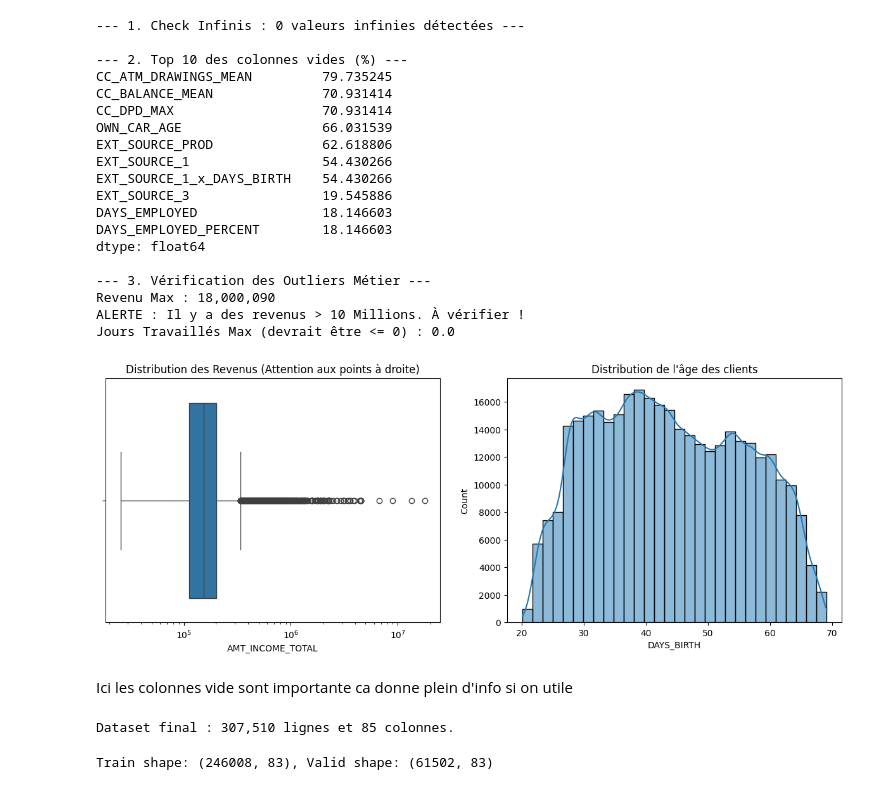
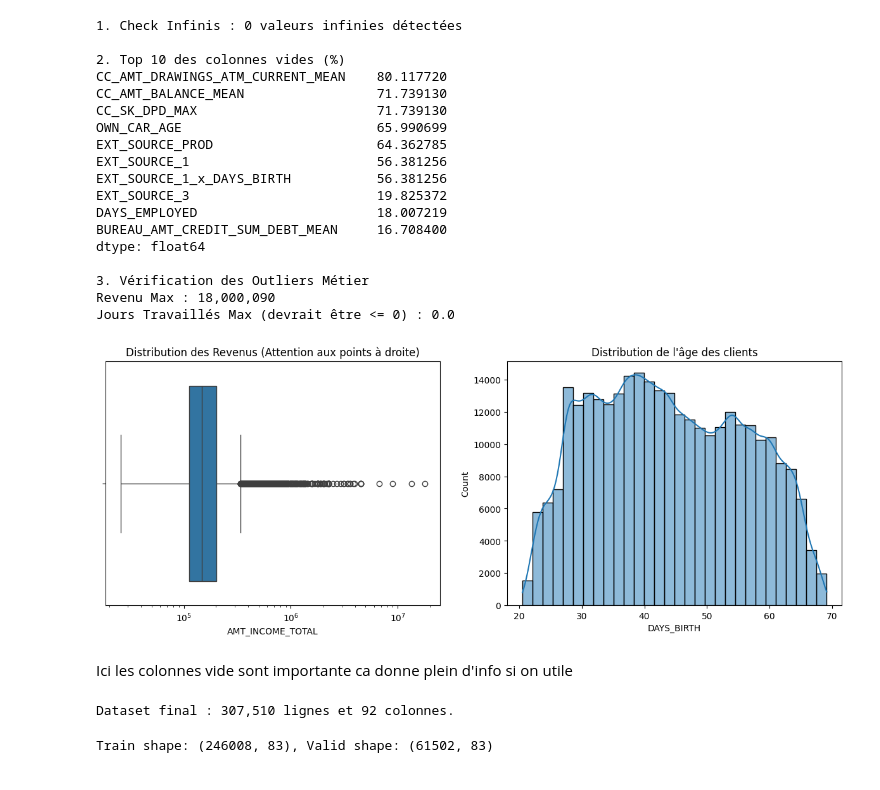
Before and after one commit to Gael926/credit-scoring-analysis-pipeline, a Jupyter notebook: notebooks/01_v2_data_preparation.ipynb, the cells around one changed output. Drawn from its saved outputs; the diff is of its cells as text; code cells hidden in the pictures.

```diff
--- a/notebooks/01_v2_data_preparation.ipynb
+++ b/notebooks/01_v2_data_preparation.ipynb
@@ -28,7 +36,7 @@ df.drop(columns=cols_to_drop, inplace=True, errors='ignore')
 
 # Correction Outliers (Revenu et Jours travaillés)
 df = df[df['AMT_INCOME_TOTAL'] < 100000000] # Vire le 117M
-df['DAYS_EMPLOYED'].replace(365243, np.nan, inplace=True) # Vire les 1000 ans
+df['DAYS_EMPLOYED'] = df['DAYS_EMPLOYED'].replace(365243, np.nan)
 # en gros le days employed se fait a partir du jours ou on a demandé le pret donc si c'est positif c'est que c'est dans le futur donc on vire aussi.
 df.shape
 # %% [output]
@@ -118,12 +43,0 @@ df.shape
-# %%
-#jointure avec credit card balance
-cc = pd.read_csv('../data/credit_card_balance.csv')
-cc_agg = cc.groupby('SK_ID_CURR').agg({
-    'AMT_BALANCE': ['mean'],      # Solde moyen
-    'AMT_DRAWINGS_ATM_CURRENT': ['mean'], # Retraits cash (signe de besoin)
-    'SK_DPD': ['max']             # Retard carte
-})
-cc_agg.columns = ['CC_BALANCE_MEAN', 'CC_ATM_DRAWINGS_MEAN', 'CC_DPD_MAX']
-df = df.merge(cc_agg, on='SK_ID_CURR', how='left')
-del cc, cc_agg; gc.collect()
-df.shape
@@ -162,13 +87,12 @@ df.shape
 # %%
-# --- ANALYSE SANTÉ DU DATASET ---
+# ANALYSE SANTÉ DU DATASET
 
-# 1. Vérification des Infinis (Crucial après création de ratios !)
-# Si on divise par 0, ça crée 'inf'
+# 1. Vérification des Infinis si on divise par 0, ça crée 'inf'
 # On ne regarde que les colonnes numériques
 numeric_cols = df.select_dtypes(include=[np.number]).columns
 inf_count = np.isinf(df[numeric_cols]).sum().sum()
 
-print(f"--- 1. Check Infinis : {inf_count} valeurs infinies détectées ---")
+print(f"1. Check Infinis : {inf_count} valeurs infinies détectées")
 if inf_count > 0:
     # Affiche les colonnes coupables
     cols_with_inf = [col for col in numeric_cols if np.isinf(df[col]).sum() > 0]
@@ -178,60 +102,55 @@ if inf_count > 0:
     print("Correction appliquée : inf -> NaN")
 
 # 2. Vérification des Valeurs Manquantes (Top 10)
-print("\n--- 2. Top 10 des colonnes vides (%) ---")
+print("\n2. Top 10 des colonnes vides (%)")
 missing_perc = (df.isnull().sum() / len(df)) * 100
 print(missing_perc.sort_values(ascending=False).head(10))
 
 # 3. Détection des Outliers (Revenus et Emploi)
-print("\n--- 3. Vérification des Outliers Métier ---")
+print("\n3. Vérification des Outliers Métier")
 # A. Revenus
 print(f"Revenu Max : {df['AMT_INCOME_TOTAL'].max():,.0f}")
-if df['AMT_INCOME_TOTAL'].max() > 10000000:
-    print("ALERTE : Il y a des revenus > 10 Millions. À vérifier !")
+if df['AMT_INCOME_TOTAL'].max() > 20000000:
+    print("ALERTE : Il y a des revenus > 20 Millions. À vérifier !")
 
 # B. Jours Travaillés (Le bug des 1000 ans, soit 365243 jours)
-# Si ton nettoyage précédent a marché, le max devrait être négatif (ex: -100 jours) ou 0.
 print(f"Jours Travaillés Max (devrait être <= 0) : {df['DAYS_EMPLOYED'].max()}")
 
-# 4. Visualisation Rapide (Boxplot)
-import seaborn as sns
-import matplotlib.pyplot as plt
-
+# 4. Visualisation Boxplot
 plt.figure(figsize=(15, 5))
 
-# Plot 1 : Distribution des Revenus (Log scale pour mieux voir)
+# Distribution des Revenus (Log scale pour mieux voir)
 plt.subplot(1, 2, 1)
 sns.boxplot(x=df['AMT_INCOME_TOTAL'])
 plt.title('Distribution des Revenus (Attention aux points à droite)')
 plt.xscale('log') # On met en log car les écarts sont énormes
 
-# Plot 2 : Distribution de l'âge (en années)
+# Distribution de l'âge (en années)
 plt.subplot(1, 2, 2)
 sns.histplot(df['DAYS_BIRTH'] / -365, bins=30, kde=True)
 plt.title("Distribution de l'âge des clients")
 
 plt.show()
 # %% [output]
---- 1. Check Infinis : 0 valeurs infinies détectées ---
+1. Check Infinis : 0 valeurs infinies détectées
 
---- 2. Top 10 des colonnes vides (%) ---
-CC_ATM_DRAWINGS_MEAN         79.735245
-CC_BALANCE_MEAN              70.931414
-CC_DPD_MAX                   70.931414
-OWN_CAR_AGE                  66.031539
-EXT_SOURCE_PROD              62.618806
-EXT_SOURCE_1                 54.430266
-EXT_SOURCE_1_x_DAYS_BIRTH    54.430266
-EXT_SOURCE_3                 19.545886
-DAYS_EMPLOYED                18.146603
-DAYS_EMPLOYED_PERCENT        18.146603
+2. Top 10 des colonnes vides (%)
+CC_AMT_DRAWINGS_ATM_CURRENT_MEAN    80.117720
+CC_AMT_BALANCE_MEAN                 71.739130
+CC_SK_DPD_MAX                       71.739130
+OWN_CAR_AGE                         65.990699
+EXT_SOURCE_PROD                     64.362785
+EXT_SOURCE_1                        56.381256
+EXT_SOURCE_1_x_DAYS_BIRTH           56.381256
+EXT_SOURCE_3                        19.825372
+DAYS_EMPLOYED                       18.007219
+BUREAU_AMT_CREDIT_SUM_DEBT_MEAN     16.708400
 dtype: float64
 
---- 3. Vérification des Outliers Métier ---
+3. Vérification des Outliers Métier
 Revenu Max : 18,000,090
-ALERTE : Il y a des revenus > 10 Millions. À vérifier !
 Jours Travaillés Max (devrait être <= 0) : 0.0
-[figure, old version]
+[figure, new version]
 # %% [markdown]
 Ici les colonnes vide sont importante ca donne plein d'info si on utile
 # %%
@@ -245,5 +160,5 @@ test_df = df[df['TARGET'].isnull()]
 # %%
 # Analyse du dataset final
-print(f"Dataset final : {train_df.shape[0]:,} lignes et {train_df.shape[1]:,} colonnes.")
+print(f"Dataset final : {X.shape[0]:,} lignes et {X.shape[1]:,} colonnes.")
 # %% [output]
-Dataset final : 307,510 lignes et 85 colonnes.
+Dataset final : 307,510 lignes et 92 colonnes.
```
Also changed, not shown: parts of 11 cells of this notebook, 5 other files.
